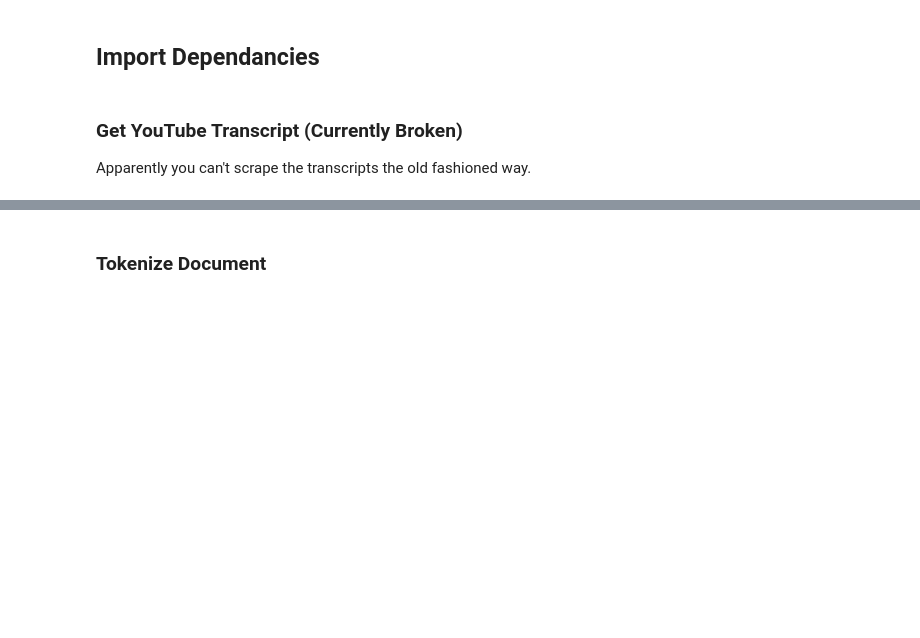
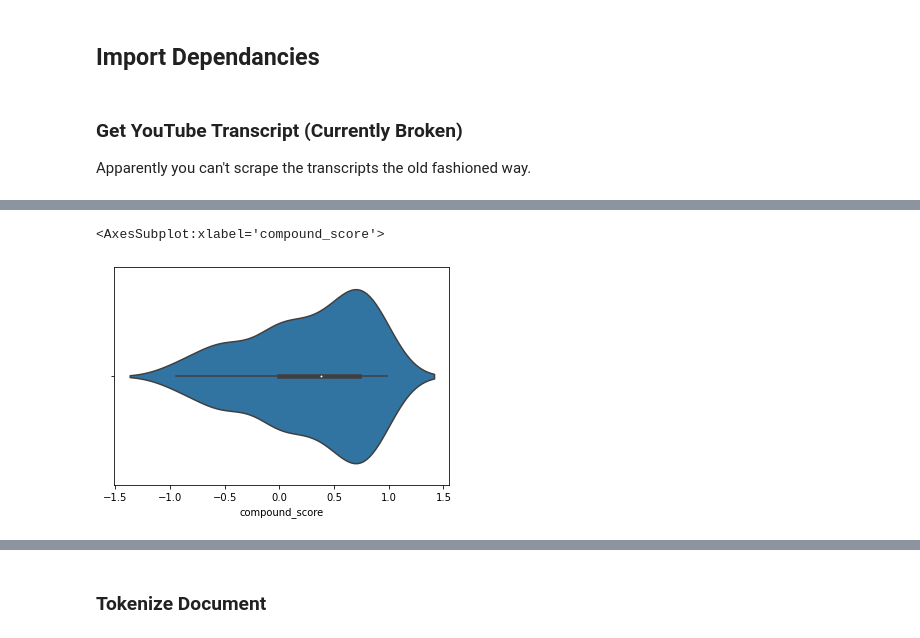
Before and after one commit to taylorsyde/The-Comment-Section, a Jupyter notebook: Youtube-Comment-Sentiment (1).ipynb, the cells around one changed output, grey strips where cells are left out. Saved outputs shown, nothing was run; the diff lists cells and outputs as text; code cells hidden in the pictures; blank space fills up the shorter version.

```diff
--- a/Youtube-Comment-Sentiment (1).ipynb
+++ b/Youtube-Comment-Sentiment (1).ipynb
@@ -158,0 +165,6 @@ df
+# %%
+#violinplot test
+sns.violinplot(x=test.compound_score)
+# %% [output]
+<AxesSubplot:xlabel='compound_score'>
+[figure, added]
```
Also changed, not shown: parts of 12 cells of this notebook.
